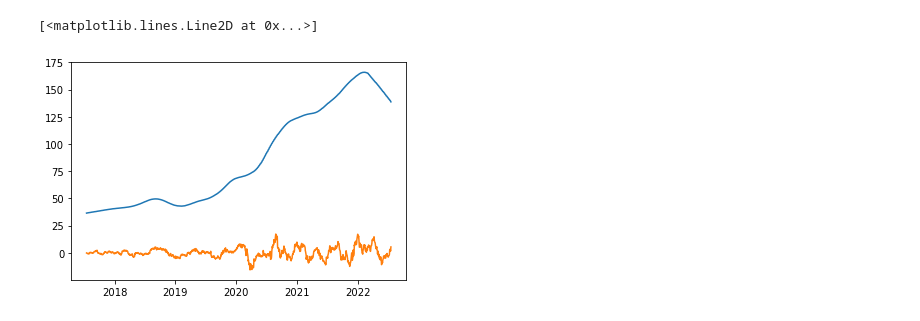
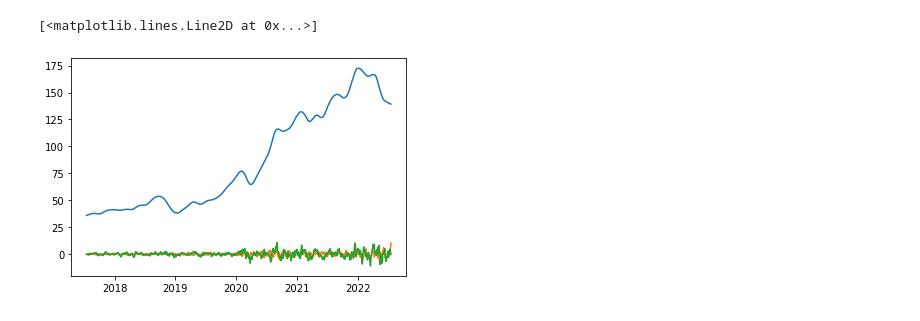
Before and after one commit to VvikK/SmartStock, a Jupyter notebook: SmartStock_main.ipynb, the cells around one changed output. Drawn from its saved outputs; the diff is of its cells as text; code cells hidden in the pictures.

```diff
--- a/SmartStock_main.ipynb
+++ b/SmartStock_main.ipynb
@@ -23,16 +23,17 @@ data.head()
 # %%
 hiLowAvg = data
 hiLowAvg['Average Price'] = (hiLowAvg['High'] + hiLowAvg['Low'])/2
 hiLowAvg = hiLowAvg.drop(columns=['High', 'Low', 'Open', 'Close', 'Volume', 'Dividends', 'Stock Splits'])
 hiLowAvg.head()
 
-stl = STL(hiLowAvg, period = 100)
+stl = STL(hiLowAvg, period = 30)
 result = stl.fit()
 
 trend, seasonal, residual = result.trend, result.seasonal, result.resid
 
 plt.plot(trend)
+plt.plot(seasonal)
 plt.plot(residual)
 # %% [output]
 [<matplotlib.lines.Line2D at 0x...>]
-[figure, old version]
+[figure, new version]
```
Also changed, not shown: parts of 6 cells of this notebook.
